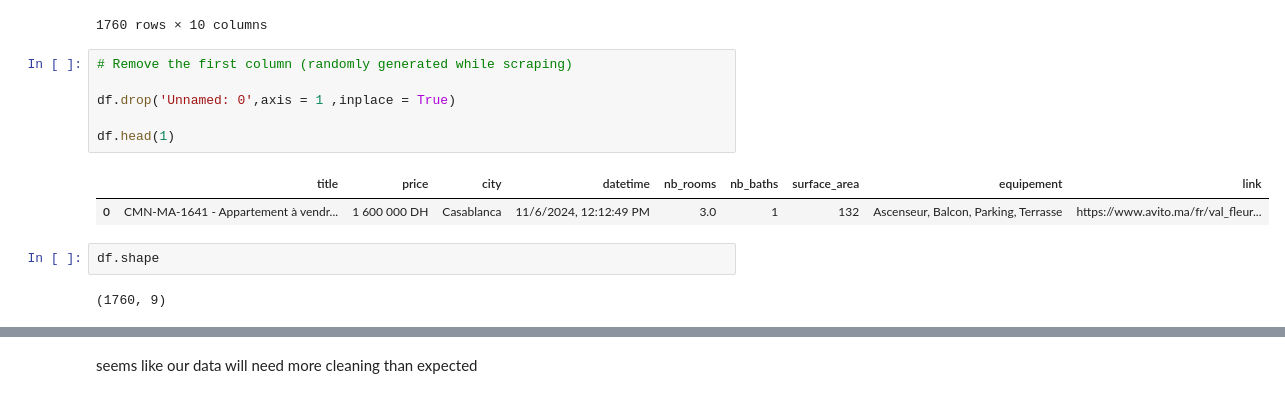
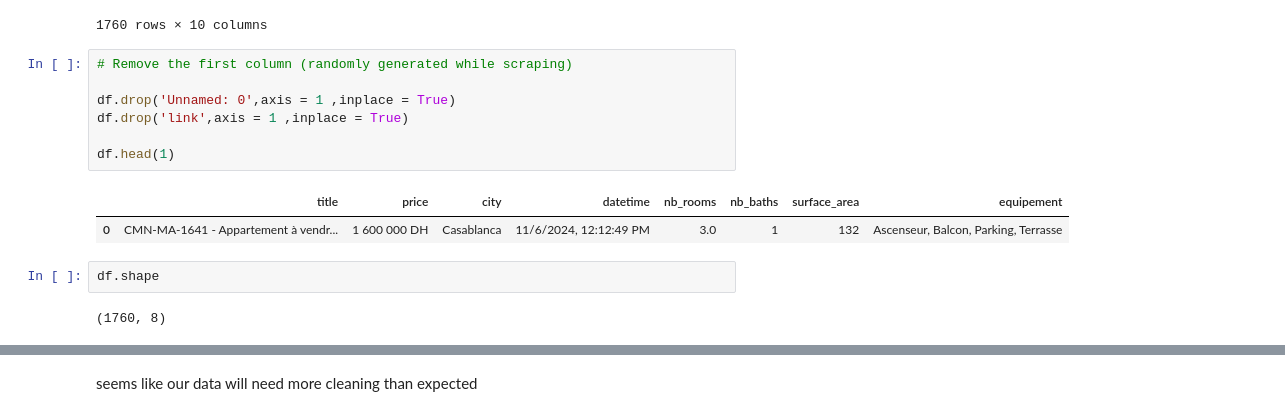
Before and after one commit to YassineBelhamadia/Casablanca-Appartement-Prices-Analysis, a Jupyter notebook: notebook.ipynb, the cells around one changed output, grey strips where cells are left out. Saved outputs shown, nothing was run; the diff lists cells and outputs as text.

```diff
--- a/notebook.ipynb
+++ b/notebook.ipynb
@@ -60,16 +60,17 @@ df.rename(
 # %%
 # Remove the first column (randomly generated while scraping)
 
 df.drop('Unnamed: 0',axis = 1 ,inplace = True)
+df.drop('link',axis = 1 ,inplace = True)
 
 df.head(1)
 # %% [output]
-|  | title | price | city | datetime | nb_rooms | nb_baths | surface_area | equipement | link |
-| 0 | CMN-MA-1641 - Appartement à vendr... | 1 600 000 DH | Casablanca | 11/6/2024, 12:12:49 PM | 3.0 | 1 | 132 | Ascenseur, Balcon, Parking, Terrasse | https://www.avito.ma/fr/val_fleur... |
+|  | title | price | city | datetime | nb_rooms | nb_baths | surface_area | equipement |
+| 0 | CMN-MA-1641 - Appartement à vendr... | 1 600 000 DH | Casablanca | 11/6/2024, 12:12:49 PM | 3.0 | 1 | 132 | Ascenseur, Balcon, Parking, Terrasse |
 # %%
 df.shape
 # %% [output]
-(1760, 9)
+(1760, 8)
 # %%
 df.describe(include='all')
 # %% [output]
```
Also changed, not shown: parts of 17 cells of this notebook.
